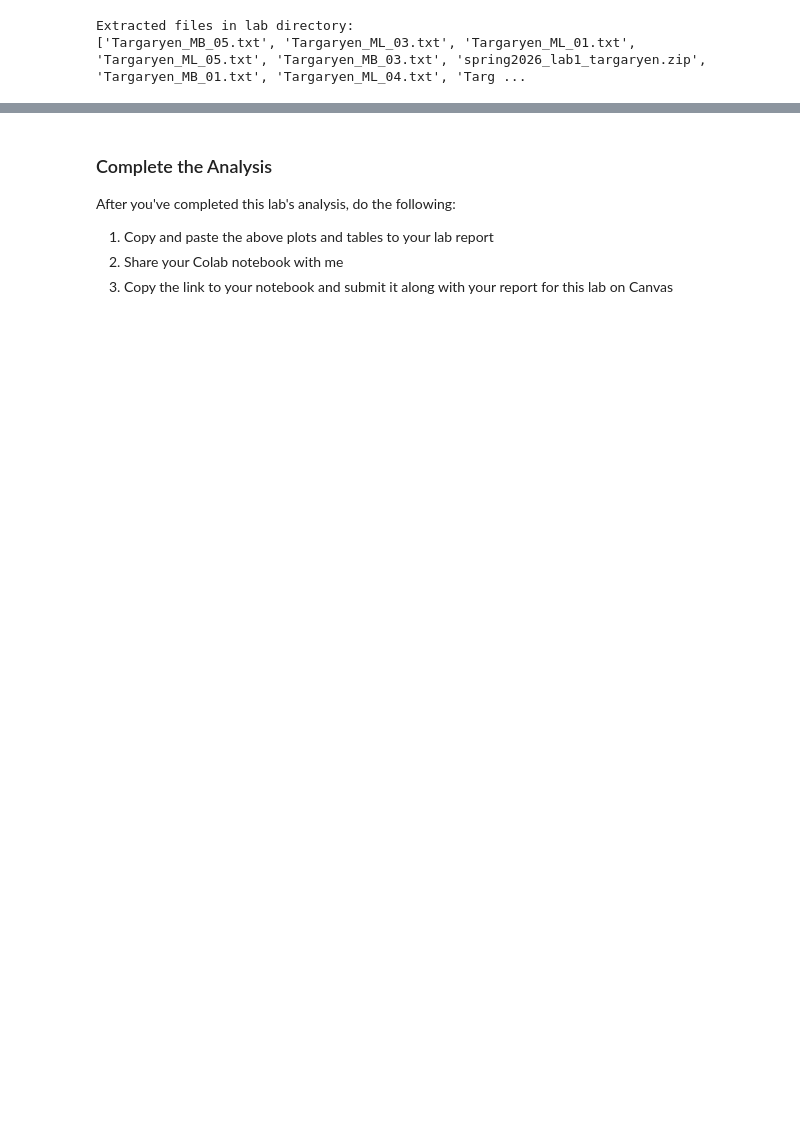
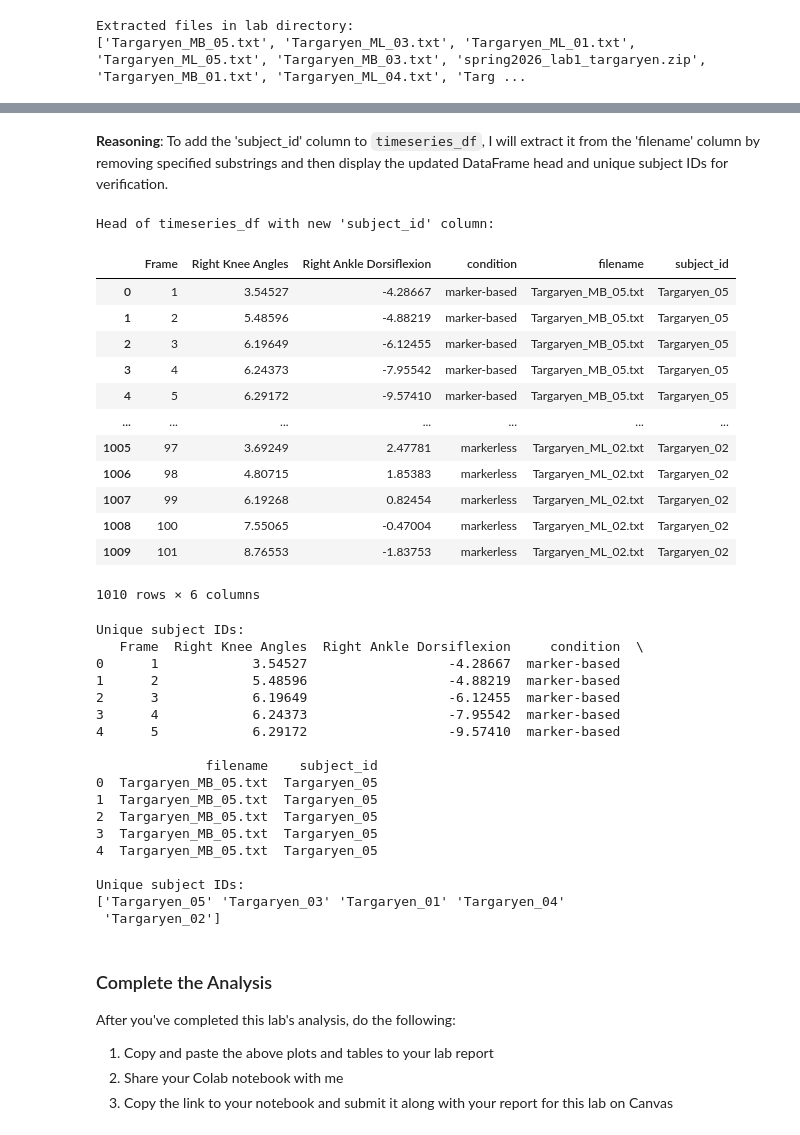
Before and after one commit to plnu-biomechanics/kin6015, a Jupyter notebook: notebooks/kin6015_lab1.ipynb, the cells around one changed output, grey strips where cells are left out. Drawn from its saved outputs; the diff is of its cells as text; code cells hidden in the pictures; blank space fills up the shorter version.

```diff
--- a/notebooks/kin6015_lab1.ipynb
+++ b/notebooks/kin6015_lab1.ipynb
@@ -81,6 +83,7 @@ Iterate through all '.txt' files located in the 'kin6015/lab1' directory. Apply
 # %%
 import pandas as pd
 import os
+import re # Import the regular expression module
 
 def parse_txt_file(filepath):
   """Reads a text file, extracts variable names and time-series data, identifies the condition,
@@ -120,6 +123,17 @@ def parse_txt_file(filepath):
   # Create DataFrame
   df = pd.DataFrame(data_lines, columns=variable_names)
 
+  # Rename 'Right Ankle Angles' to 'Right Ankle Dorsiflexion' if it exists
+  if 'Right Ankle Angles' in df.columns:
+    df = df.rename(columns={'Right Ankle Angles': 'Right Ankle Dorsiflexion'})
+
+  # Remove '_MEAN' or '_Mean' suffixes from column names
+  new_columns = []
+  for col in df.columns:
+      new_col = re.sub(r'_MEAN$|_Mean$', '', col)
+      new_columns.append(new_col)
+  df.columns = new_columns
+
   # Convert numeric columns to appropriate data types
   for col in df.columns:
     try:
@@ -144,5 +158,5 @@ def parse_txt_file(filepath):
 
   return df
 
-print("Updated function 'parse_txt_file' to handle tab-delimited data, correct line indexing, and dynamic 'Frame' column and case-sensitive condition check.")
+print("Updated function 'parse_txt_file' to handle tab-delimited data, correct line indexing, dynamic 'Frame' column, case-sensitive condition check, import 're' module, rename 'Right Ankle Angles' column, and remove '_MEAN'/'_Mean' suffixes.")
 # %% [output]
@@ -298,3 +286,58 @@ Columns reordered successfully. Displaying head of combined_df with new column o
+# %% [markdown]
+**Reasoning**:
+To add the 'subject_id' column to `timeseries_df`, I will extract it from the 'filename' column by removing specified substrings and then display the updated DataFrame head and unique subject IDs for verification.
+# %%
+import pandas as pd
+
+# Recreate timeseries_df with .copy() to avoid SettingWithCopyWarning
+timeseries_df = combined_intermediate_df[['Frame', 'Right Knee Angles', 'Right Ankle Dorsiflexion', 'condition', 'filename']].copy()
+
+# Add 'subject_id' column by cleaning the 'filename'
+timeseries_df['subject_id'] = timeseries_df['filename'].str.replace('_MB', '', regex=False)
+timeseries_df['subject_id'] = timeseries_df['subject_id'].str.replace('_ML', '', regex=False)
+timeseries_df['subject_id'] = timeseries_df['subject_id'].str.replace('.txt', '', regex=False)
+
+print("Head of timeseries_df with new 'subject_id' column:")
+display(timeseries_df)
+
+print("\nUnique subject IDs:")
+print(timeseries_df.head())
+
+print("\nUnique subject IDs:")
+print(timeseries_df['subject_id'].unique())
+# %% [output]
+Head of timeseries_df with new 'subject_id' column:
+|  | Frame | Right Knee Angles | Right Ankle Dorsiflexion | condition | filename | subject_id |
+| 0 | 1 | 3.54527 | -4.28667 | marker-based | Targaryen_MB_05.txt | Targaryen_05 |
+| 1 | 2 | 5.48596 | -4.88219 | marker-based | Targaryen_MB_05.txt | Targaryen_05 |
+| 2 | 3 | 6.19649 | -6.12455 | marker-based | Targaryen_MB_05.txt | Targaryen_05 |
+| 3 | 4 | 6.24373 | -7.95542 | marker-based | Targaryen_MB_05.txt | Targaryen_05 |
+| 4 | 5 | 6.29172 | -9.57410 | marker-based | Targaryen_MB_05.txt | Targaryen_05 |
+| ... | ... | ... | ... | ... | ... | ... |
+| 1005 | 97 | 3.69249 | 2.47781 | markerless | Targaryen_ML_02.txt | Targaryen_02 |
+| 1006 | 98 | 4.80715 | 1.85383 | markerless | Targaryen_ML_02.txt | Targaryen_02 |
+| 1007 | 99 | 6.19268 | 0.82454 | markerless | Targaryen_ML_02.txt | Targaryen_02 |
+| 1008 | 100 | 7.55065 | -0.47004 | markerless | Targaryen_ML_02.txt | Targaryen_02 |
+| 1009 | 101 | 8.76553 | -1.83753 | markerless | Targaryen_ML_02.txt | Targaryen_02 |
+1010 rows × 6 columns
+Unique subject IDs:
+   Frame  Right Knee Angles  Right Ankle Dorsiflexion     condition  \
+0      1            3.54527                  -4.28667  marker-based
+1      2            5.48596                  -4.88219  marker-based
+2      3            6.19649                  -6.12455  marker-based
+3      4            6.24373                  -7.95542  marker-based
+4      5            6.29172                  -9.57410  marker-based
+
+              filename    subject_id
+0  Targaryen_MB_05.txt  Targaryen_05
+1  Targaryen_MB_05.txt  Targaryen_05
+2  Targaryen_MB_05.txt  Targaryen_05
+3  Targaryen_MB_05.txt  Targaryen_05
+4  Targaryen_MB_05.txt  Targaryen_05
+
+Unique subject IDs:
+['Targaryen_05' 'Targaryen_03' 'Targaryen_01' 'Targaryen_04'
+ 'Targaryen_02']
 # %% [markdown]
 ### Complete the Analysis
 
```
Also changed, not shown: parts of 23 cells of this notebook.
